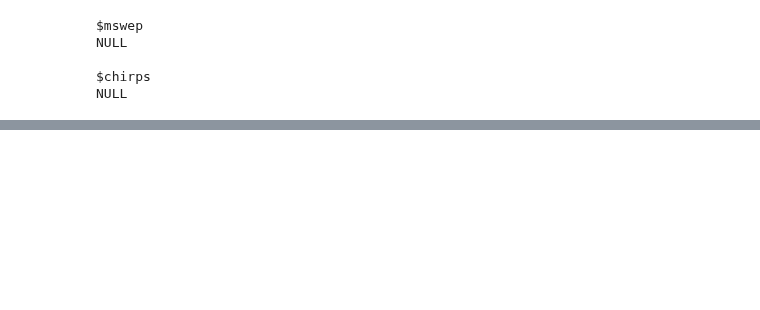
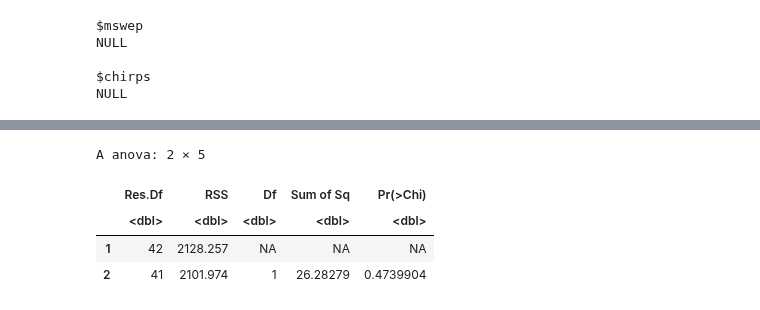
Before and after one commit to clairbarnes/wwa-archive, a Jupyter notebook: 23-09_Panama-drought/panama-drought-R.ipynb, the cells around one changed output, grey strips where cells are left out. Saved outputs shown, nothing was run; the diff lists cells and outputs as text; code cells hidden in the pictures; blank space fills up the shorter version.

```diff
--- a/23-09_Panama-drought/panama-drought-R.ipynb
+++ b/23-09_Panama-drought/panama-drought-R.ipynb
@@ -18,0 +79,8 @@ NULL
+# %%
+anova(lm_nino, lm_gmst_nino, test = "LRT")
+# %% [output]
+A anova: 2 × 5
+|  | Res.Df | RSS | Df | Sum of Sq | Pr(>Chi) |
+|  | <dbl> | <dbl> | <dbl> | <dbl> | <dbl> |
+| 1 | 42 | 2128.257 | NA | NA | NA |
+| 2 | 41 | 2101.974 | 1 | 26.28279 | 0.4739904 |
```
Also changed, not shown: parts of 13 cells of this notebook, 1 other file.
